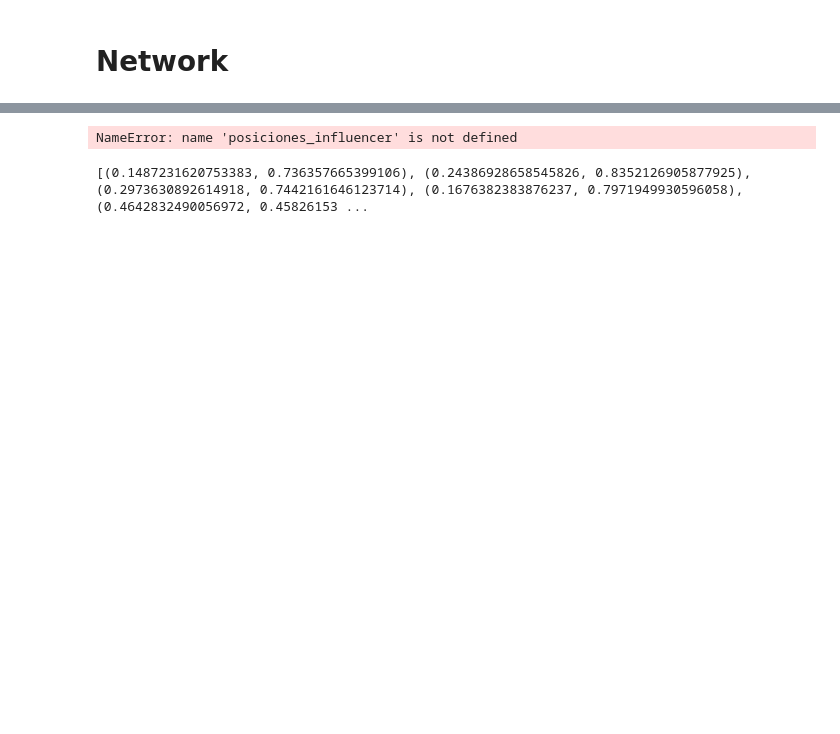
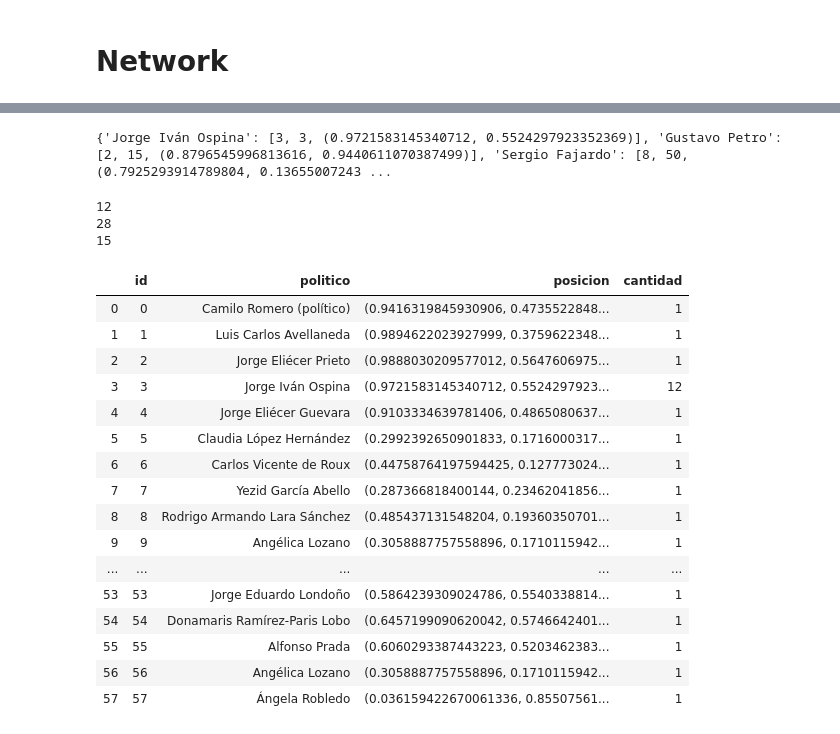
Before and after one commit to cmartinezbjmu/DatosEnormes, a Jupyter notebook: Script/jupyter/Taller 3/Gráfica por partido político.ipynb, the cells around one changed output, grey strips where cells are left out. Saved outputs shown, nothing was run; the diff lists cells and outputs as text; code cells hidden in the pictures; blank space fills up the shorter version.

```diff
--- a/Script/jupyter/Taller 3/Gráfica por partido político.ipynb
+++ b/Script/jupyter/Taller 3/Gráfica por partido político.ipynb
@@ -45,5 +45,3 @@ fig.show()
 import plotly.graph_objects as go
 import networkx as nx
 import pandas as pd
-# %%
-politicos = ['Jorge_Enrique_Robledo', 'Carlos_Gaviria_Díaz', 'Gustavo_Petro', 'Gustavo_Petro', 'Jesús_Bernal_Amorocho', 'Camilo_Romero_(político)', 'Luis_Carlos_Avellaneda', 'Mauricio_Ospina', 'Guillermo_Asprilla', 'Clara_López', 'Germán_Navas_Talero', 'Iván_Moreno_Rojas', 'Jaime_Dussán', 'Samuel_Moreno', 'Aurelio_Suárez_Montoya', 'Gloria_Cuartas', 'María_Mercedes_Maldonado', 'Senén_Niño', 'Venus_Albeiro_Silva', 'Gloria_Inés_Ramírez', 'Edison_Lucio_Torres', 'Jorge_Eliécer_Guevara', 'Iván_Cepeda', 'Parmenio_Cuéllar', 'Alexander_López_Maya', 'Angélica_Lozano', 'Alirio_Uribe_Muñoz', 'Jesús_Alberto_Castilla', 'Víctor_Correa_Vélez', 'Julio_César_Mancera']
@@ -98,24 +114,61 @@ df.head()
+# %%
+for influencer in relaciones_politicas:
+    politicos = list(dict.fromkeys(relaciones_politicas[influencer]))
+    for influ in influencers:
+        if influ == influencer:
+            id_influencer = influencers[influ][1]
+            posicion_influencer = posicion[id_influencer]
+            influencers[influ].append(posicion_influencer)
+print(influencers)
+# %% [output]
+{'Jorge Iván Ospina': [3, 3, (0.9721583145340712, 0.5524297923352369)], 'Gustavo Petro': [2, 15, (0.8796545996813616, 0.9440611070387499)], 'Sergio Fajardo': [8, 50, (0.7925293914789804, 0.13655007243 ...
 # %%
-destino = []
 cantidad = []
-print(posiciones_influencer)
-for politico in range(len(politicos)):
-    if politico == id_influencer:
-        destino.append(posicion)
-        cantidad.append(len(posicion))
-    else:
-        destino.append(posicion_influencer)
-        cantidad.append(1)
+cuenta = 0
+
+for influencer in relaciones_politicas:
+    destino = []
+    politicos = list(dict.fromkeys(relaciones_politicas[influencer]))
+    for politico in range(len(politicos)):
+        id_influencer = influencers[influencer][0]
+        posicion_influencer = influencers[influencer][2]
+        if politico == id_influencer:
+            #destino.append(posicion)
+            cantidad.append(len(politicos)-1)
+            cuenta += 1
+        else:
+            #destino.append(posicion_influencer)
+            cantidad.append(1)
+            destino.append(posicion[cuenta])
+            cuenta += 1
+    influencers[influencer].append(destino)
+    print(len(destino))
 # %% [output]
-NameError: name 'posiciones_influencer' is not defined
+12
+28
+15
-# %%
-df['destino'] = destino
-df['cantidad'] = cantidad
-subsetDataFrame = df[df['id'] == id_influencer]
-posiciones = subsetDataFrame['destino'].values[0]
-print(posiciones)
-# %% [output]
-[(0.1487231620753383, 0.736357665399106), (0.24386928658545826, 0.8352126905877925), (0.2973630892614918, 0.7442161646123714), (0.1676382383876237, 0.7971949930596058), (0.4642832490056972, 0.45826153 ...
+# %%
+#df['destino'] = destino
+df['cantidad'] = cantidad
+df.head(60)
+# %% [output]
+|  | id | politico | posicion | cantidad |
+| 0 | 0 | Camilo Romero (político) | (0.9416319845930906, 0.4735522848... | 1 |
+| 1 | 1 | Luis Carlos Avellaneda | (0.9894622023927999, 0.3759622348... | 1 |
+| 2 | 2 | Jorge Eliécer Prieto | (0.9888030209577012, 0.5647606975... | 1 |
+| 3 | 3 | Jorge Iván Ospina | (0.9721583145340712, 0.5524297923... | 12 |
+| 4 | 4 | Jorge Eliécer Guevara | (0.9103334639781406, 0.4865080637... | 1 |
+| 5 | 5 | Claudia López Hernández | (0.2992392650901833, 0.1716000317... | 1 |
+| 6 | 6 | Carlos Vicente de Roux | (0.44758764197594425, 0.127773024... | 1 |
+| 7 | 7 | Yezid García Abello | (0.287366818400144, 0.23462041856... | 1 |
+| 8 | 8 | Rodrigo Armando Lara Sánchez | (0.485437131548204, 0.19360350701... | 1 |
+| 9 | 9 | Angélica Lozano | (0.3058887757558896, 0.1710115942... | 1 |
+| ... | ... | ... | ... | ... |
+| 53 | 53 | Jorge Eduardo Londoño | (0.5864239309024786, 0.5540338814... | 1 |
+| 54 | 54 | Donamaris Ramírez-Paris Lobo | (0.6457199090620042, 0.5746642401... | 1 |
+| 55 | 55 | Alfonso Prada | (0.6060293387443223, 0.5203462383... | 1 |
+| 56 | 56 | Angélica Lozano | (0.3058887757558896, 0.1710115942... | 1 |
+| 57 | 57 | Ángela Robledo | (0.036159422670061336, 0.85507561... | 1 |
 # %%
 edge_x = []
 edge_y = []
```
Also changed, not shown: parts of 9 cells of this notebook.
